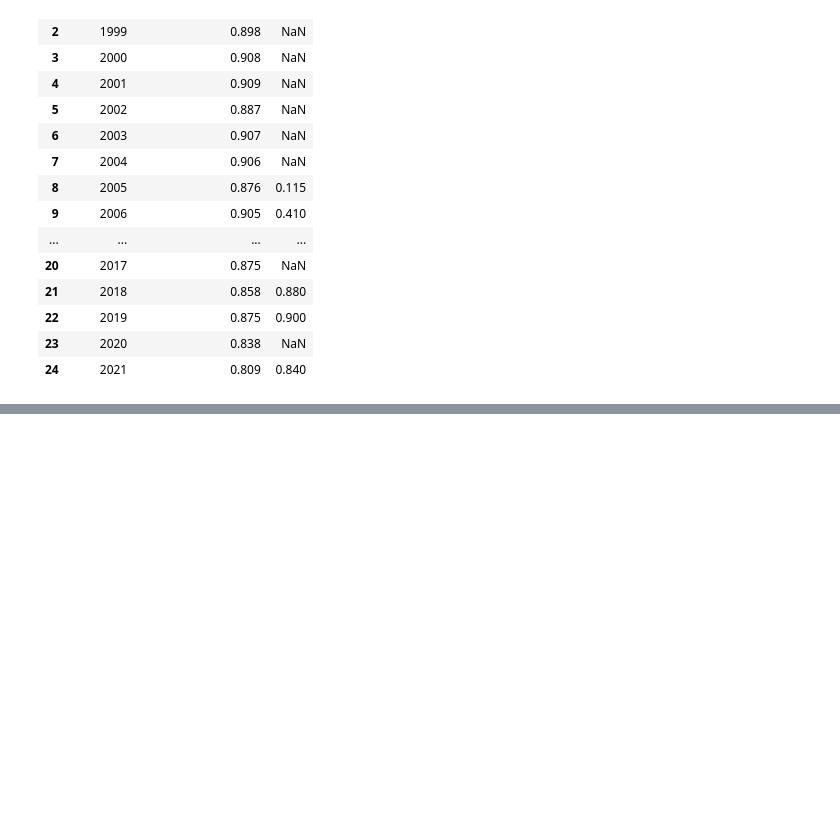
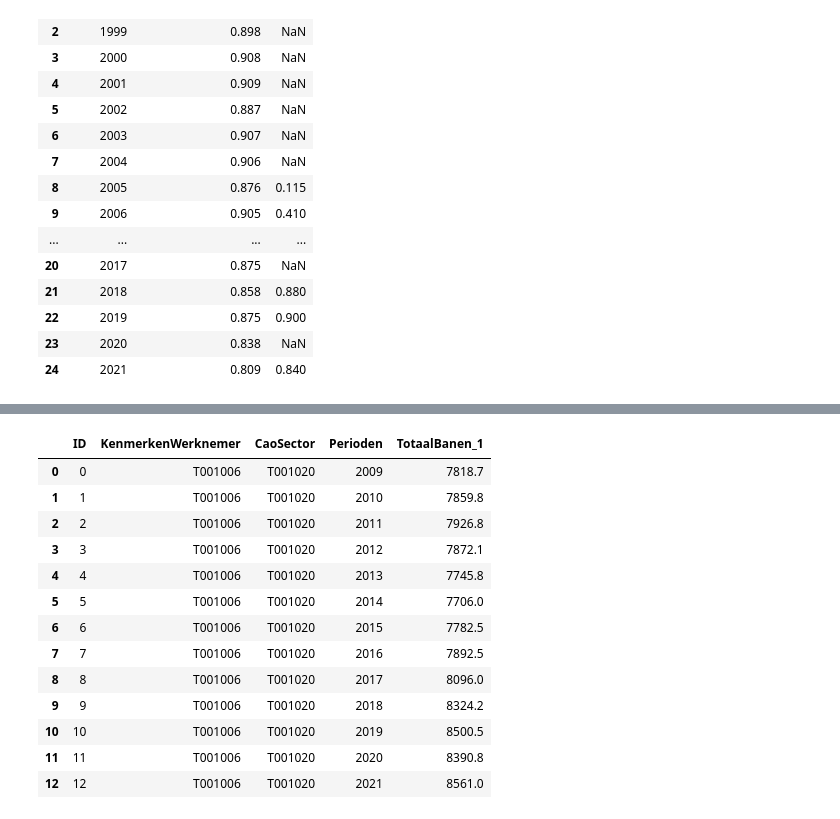
Before and after one commit to Sunglasses246/InfoVis-2023, a Jupyter notebook: docs/Proposal-Copy1.ipynb, the cells around one changed output, grey strips where cells are left out. Drawn from its saved outputs; the diff is of its cells as text; code cells hidden in the pictures; blank space fills up the shorter version.

```diff
--- a/docs/Proposal-Copy1.ipynb
+++ b/docs/Proposal-Copy1.ipynb
@@ -336,3 +336,21 @@ x_figure.update_layout(
 x_figure.show()
 # %% [output]
 [interactive output not drawn]
+# %%
+werk = pd.read_csv('plswerk.csv', sep = ';')
+werk
+# %% [output]
+|  | ID | KenmerkenWerknemer | CaoSector | Perioden | TotaalBanen_1 |
+| 0 | 0 | T001006 | T001020 | 2009 | 7818.7 |
+| 1 | 1 | T001006 | T001020 | 2010 | 7859.8 |
+| 2 | 2 | T001006 | T001020 | 2011 | 7926.8 |
+| 3 | 3 | T001006 | T001020 | 2012 | 7872.1 |
+| 4 | 4 | T001006 | T001020 | 2013 | 7745.8 |
+| 5 | 5 | T001006 | T001020 | 2014 | 7706.0 |
+| 6 | 6 | T001006 | T001020 | 2015 | 7782.5 |
+| 7 | 7 | T001006 | T001020 | 2016 | 7892.5 |
+| 8 | 8 | T001006 | T001020 | 2017 | 8096.0 |
+| 9 | 9 | T001006 | T001020 | 2018 | 8324.2 |
+| 10 | 10 | T001006 | T001020 | 2019 | 8500.5 |
+| 11 | 11 | T001006 | T001020 | 2020 | 8390.8 |
+| 12 | 12 | T001006 | T001020 | 2021 | 8561.0 |
```
Also changed, not shown: parts of 2 cells of this notebook, 2 other files.
